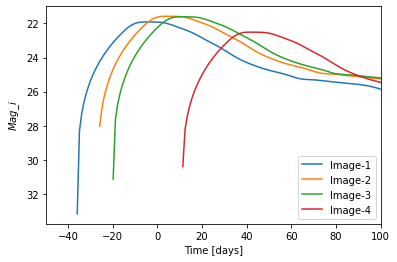
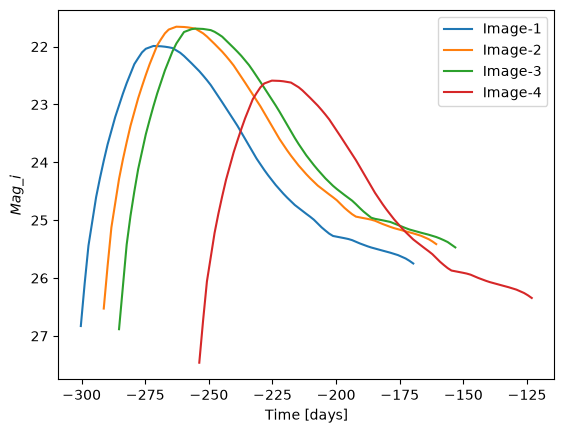
The change to this notebook cell's code, shown as a diff; its figure went from the first image to the second:
--- before
+++ after
@@ -6,4 +6,5 @@
 plt.ylabel(r"$Mag\_{i}$")
 plt.xlabel("Time [days]")
-plt.xlim(-50, 100)
+#plt.xlim(-50, 100)
 plt.legend()
+plt.show()

Commit: updated two notebooks and minor changes